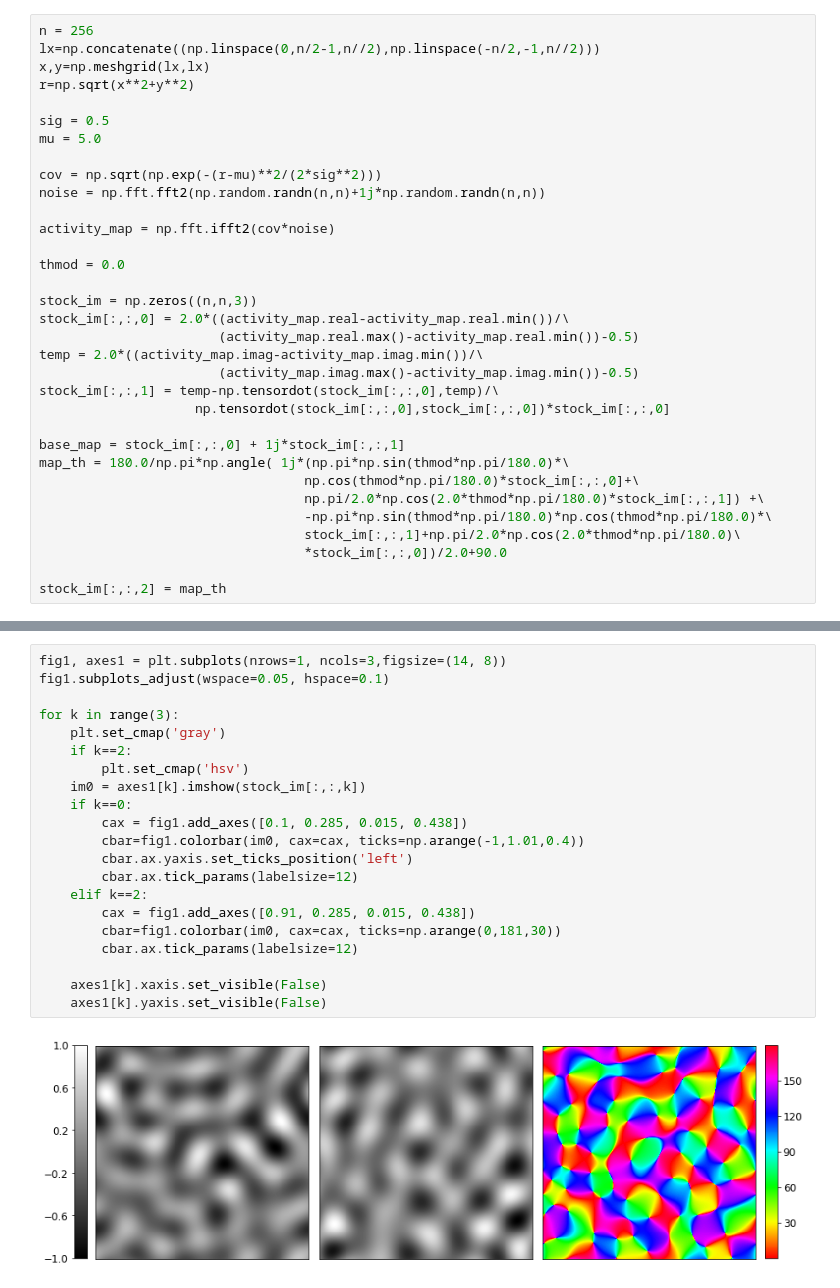
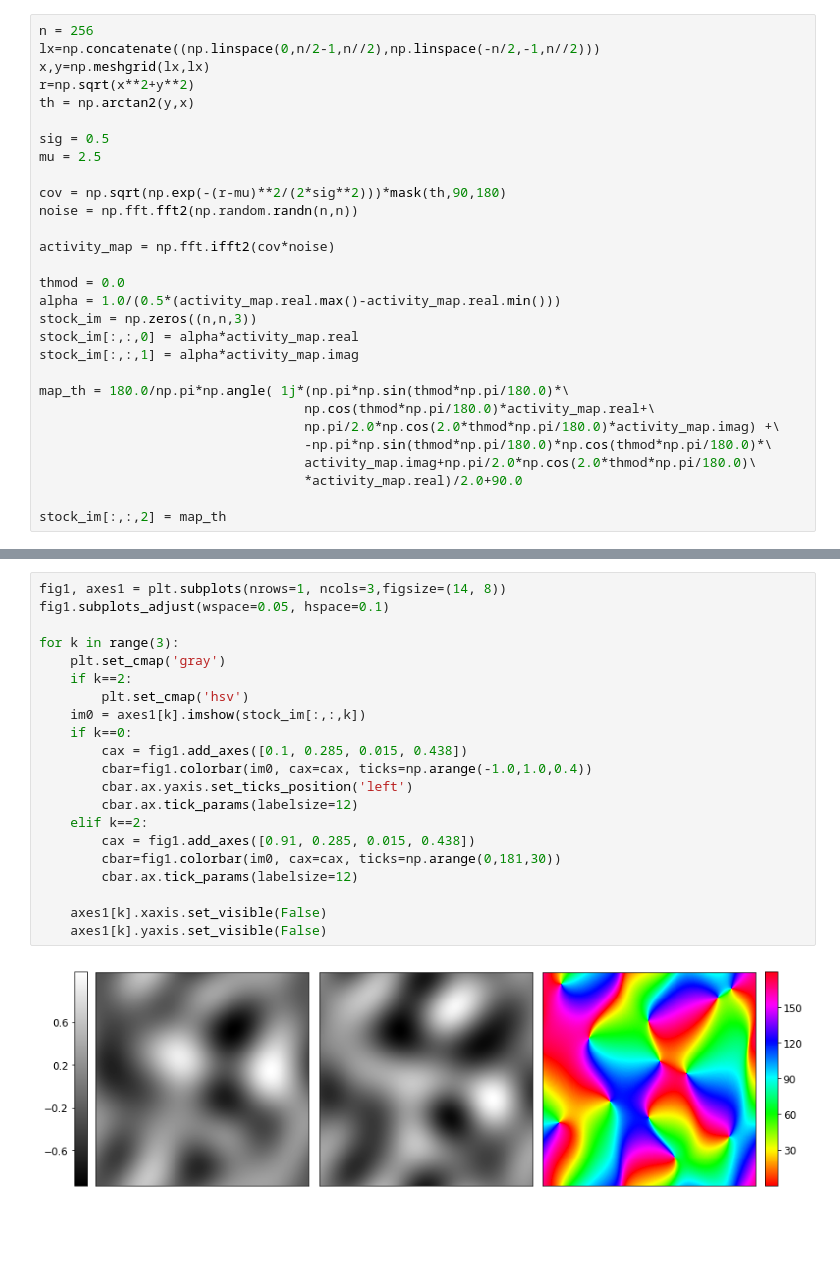
Before and after one commit to JonathanVacher/projects, a Jupyter notebook: model_vsd/activationMapsModel.ipynb, the cells around one changed output, grey strips where cells are left out. Drawn from its saved outputs; the diff is of its cells as text; blank space fills up the shorter version.

```diff
--- a/model_vsd/activationMapsModel.ipynb
+++ b/model_vsd/activationMapsModel.ipynb
@@ -19,32 +20,28 @@ n = 256
 lx=np.concatenate((np.linspace(0,n/2-1,n//2),np.linspace(-n/2,-1,n//2)))
 x,y=np.meshgrid(lx,lx)
 r=np.sqrt(x**2+y**2)
+th = np.arctan2(y,x)
 
 sig = 0.5
-mu = 5.0
+mu = 2.5
 
-cov = np.sqrt(np.exp(-(r-mu)**2/(2*sig**2)))
-noise = np.fft.fft2(np.random.randn(n,n)+1j*np.random.randn(n,n))
+cov = np.sqrt(np.exp(-(r-mu)**2/(2*sig**2)))*mask(th,90,180)
+noise = np.fft.fft2(np.random.randn(n,n))
 
 activity_map = np.fft.ifft2(cov*noise)
 
 thmod = 0.0
+alpha = 1.0/(0.5*(activity_map.real.max()-activity_map.real.min()))
+stock_im = np.zeros((n,n,3))
+stock_im[:,:,0] = alpha*activity_map.real
+stock_im[:,:,1] = alpha*activity_map.imag
 
-stock_im = np.zeros((n,n,3))
-stock_im[:,:,0] = 2.0*((activity_map.real-activity_map.real.min())/\
-                       (activity_map.real.max()-activity_map.real.min())-0.5)
-temp = 2.0*((activity_map.imag-activity_map.imag.min())/\
-                       (activity_map.imag.max()-activity_map.imag.min())-0.5)
-stock_im[:,:,1] = temp-np.tensordot(stock_im[:,:,0],temp)/\
-                    np.tensordot(stock_im[:,:,0],stock_im[:,:,0])*stock_im[:,:,0]
-
-base_map = stock_im[:,:,0] + 1j*stock_im[:,:,1]
 map_th = 180.0/np.pi*np.angle( 1j*(np.pi*np.sin(thmod*np.pi/180.0)*\
-                                  np.cos(thmod*np.pi/180.0)*stock_im[:,:,0]+\
-                                  np.pi/2.0*np.cos(2.0*thmod*np.pi/180.0)*stock_im[:,:,1]) +\
+                                  np.cos(thmod*np.pi/180.0)*activity_map.real+\
+                                  np.pi/2.0*np.cos(2.0*thmod*np.pi/180.0)*activity_map.imag) +\
                                   -np.pi*np.sin(thmod*np.pi/180.0)*np.cos(thmod*np.pi/180.0)*\
-                                  stock_im[:,:,1]+np.pi/2.0*np.cos(2.0*thmod*np.pi/180.0)\
-                                  *stock_im[:,:,0])/2.0+90.0
+                                  activity_map.imag+np.pi/2.0*np.cos(2.0*thmod*np.pi/180.0)\
+                                  *activity_map.real)/2.0+90.0
 
 stock_im[:,:,2] = map_th
 # %%
@@ -55,26 +54,26 @@ axes0.imshow(np.fft.fftshift(cov)[110:150,110:150], cmap='gray');
 # %%
 fig1, axes1 = plt.subplots(nrows=1, ncols=3,figsize=(14, 8))
 fig1.subplots_adjust(wspace=0.05, hspace=0.1)
 
 for k in range(3):
     plt.set_cmap('gray')
     if k==2:
         plt.set_cmap('hsv')
     im0 = axes1[k].imshow(stock_im[:,:,k])
     if k==0:
         cax = fig1.add_axes([0.1, 0.285, 0.015, 0.438])
-        cbar=fig1.colorbar(im0, cax=cax, ticks=np.arange(-1,1.01,0.4))
+        cbar=fig1.colorbar(im0, cax=cax, ticks=np.arange(-1.0,1.0,0.4))
         cbar.ax.yaxis.set_ticks_position('left')
         cbar.ax.tick_params(labelsize=12)
     elif k==2:
         cax = fig1.add_axes([0.91, 0.285, 0.015, 0.438])
         cbar=fig1.colorbar(im0, cax=cax, ticks=np.arange(0,181,30))
         cbar.ax.tick_params(labelsize=12)
 
     axes1[k].xaxis.set_visible(False)
     axes1[k].yaxis.set_visible(False)
 # %% [output]
-[figure, old version]
+[figure, new version]
 # %%
 # First set up the figure, the axis, and the plot element we want to animate
 
```
Also changed, not shown: parts of 3 cells of this notebook, 1 other file.
